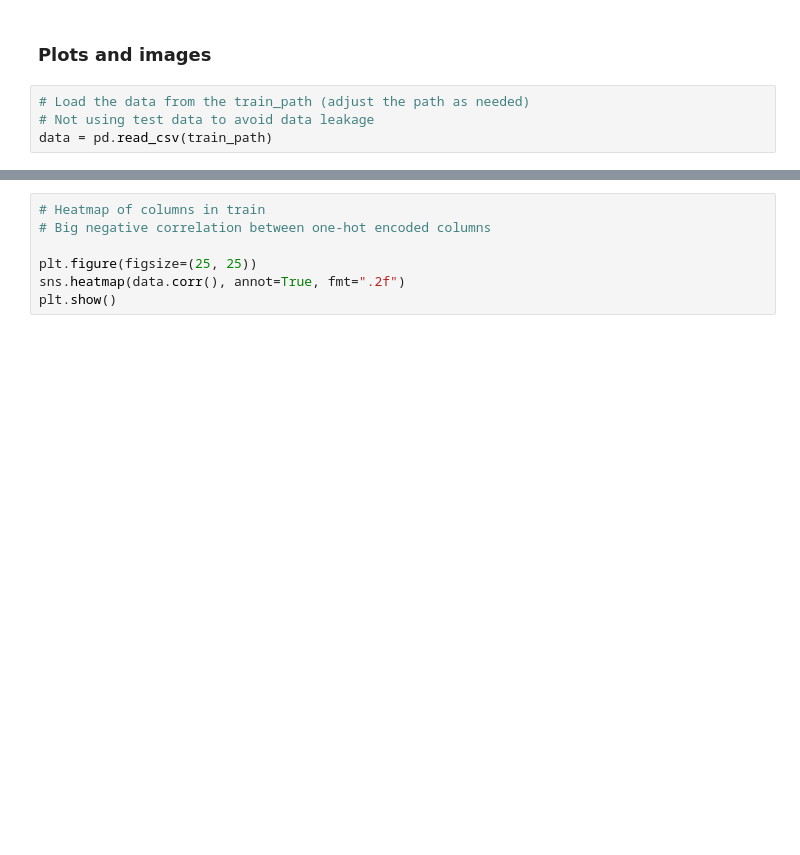
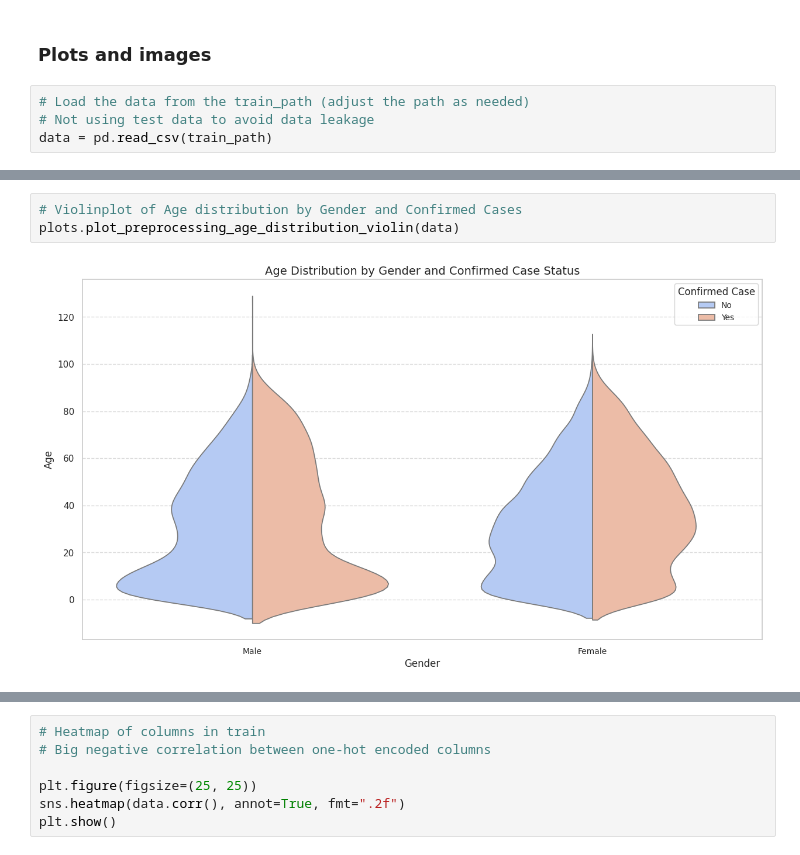
Before and after one commit to PietroGolfeto/DataSUS-Chikungunya-ML, a Jupyter notebook: part_1_preprocessing.ipynb, the cells around one changed output, grey strips where cells are left out. Drawn from its saved outputs; the diff is of its cells as text; blank space fills up the shorter version.

```diff
--- a/part_1_preprocessing.ipynb
+++ b/part_1_preprocessing.ipynb
@@ -1062,0 +741,5 @@ plt.show()
+# %%
+# Violinplot of Age distribution by Gender and Confirmed Cases
+plots.plot_preprocessing_age_distribution_violin(data)
+# %% [output]
+[figure, added]
```
Also changed, not shown: parts of 21 cells of this notebook, 5 other files.
